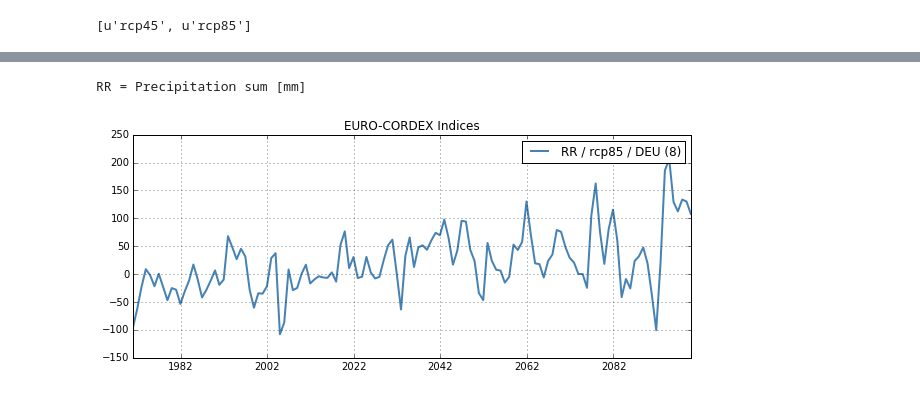
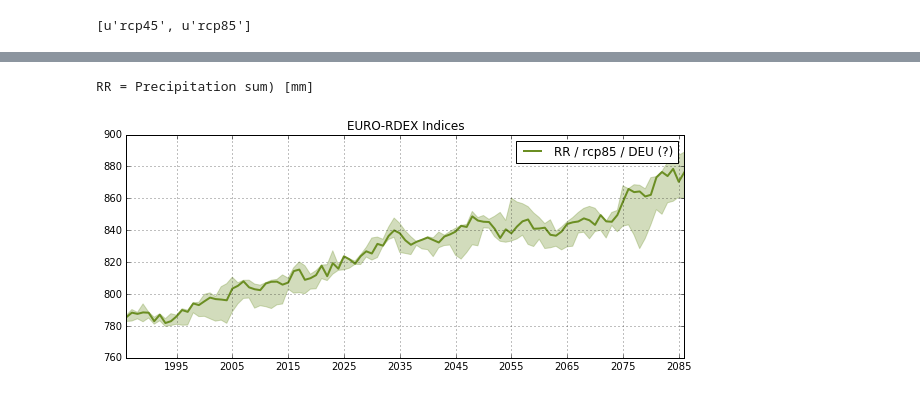
Before and after one commit to PBrockmann/EURO-CORDEX_IPython_notebooks, a Jupyter notebook: Plot_Mean_Indices_matplotlib.ipynb, the cells around one changed output, grey strips where cells are left out. Cells and saved outputs as stored; diff of their text form; code cells hidden in the pictures.

```diff
--- a/Plot_Mean_Indices_matplotlib.ipynb
+++ b/Plot_Mean_Indices_matplotlib.ipynb
@@ -5,7 +7,6 @@ Patrick BROCKMANN - LSCE (Climate and Environment Sciences Laboratory)<br>
 # %%
-#http://webportals.ipsl.jussieu.fr/thredds/catalog/EUROCORDEX/output/output_WPS/ensemble/catalog.html
-
-url = "http://webportals.ipsl.jussieu.fr/thredds/catalog/EUROCORDEX/output/output_WPS/ensemble"
+#http://webportals.ipsl.jussieu.fr/thredds/catalog/EUROCORDEX/cordex_viewer/catalog.html
+url = "http://webportals.ipsl.jussieu.fr/thredds/catalog/EUROCORDEX/cordex_viewer/ensemble_statistic"
 # %%
 # Read the URL that display the XML catalog of indices
 import urllib2
@@ -32,6 +52,6 @@ print indices
 # %%
 # Read the URL that display the XML catalog of experiments
-xmlCatalogEnsemble = url + "/" + indices[0] + "/catalog.xml"
+xmlCatalogEnsemble = url + "/" + indices[0] + "/" + frequencies[0] + "/catalog.xml"
 
 file = urllib2.urlopen(xmlCatalogEnsemble)
 data = file.read()
@@ -50,7 +70,7 @@ print experiments
 [u'rcp45', u'rcp85']
 # %%
 # Read the URL that display the XML catalog of countries
-xmlCatalogEnsemble = url + "/" + indices[0] + "/" + experiments[0] + "/catalog.xml"
+xmlCatalogEnsemble = url + "/" + indices[0] + "/" + frequencies[0] + "/" + experiments[0] + "/catalog.xml"
 
 file = urllib2.urlopen(xmlCatalogEnsemble)
 data = file.read()
@@ -97,7 +117,7 @@ from netCDF4 import num2date, date2num, date2index
 
 fig1, ax1 = plt.subplots(figsize=(10,4))
 
-def plot(subplot, indice, experiment, country, percentile=True, title=None, legend=None, color=None, verbose=False):
+def plot(subplot, indice, frequency, experiment, country, percentile=True, title=None, legend=None, color=None, verbose=False):
 
     #print indice, experiment, country
 
@@ -106,54 +126,62 @@ def plot(subplot, indice, experiment, country, percentile=True, title=None, lege
 
     plotMean = True
     try:
-        file = url.replace("catalog", "dodsC") + "/" + indice + "/" + experiment + "/" + country + "/median_1971-2100_yr.nc"
+        file = url.replace("catalog", "dodsC") + "/" + indice + "/" + frequency \
+                                    + "/" + experiment + "/" + country + "/median.nc"
         f = netCDF4.Dataset(file)
         try:
             NumberEnsembles = f.NumberEnsembles
         except:
             NumberEnsembles = "?"
         try:
             if verbose:
                 print "%s = %s [%s]" %(indice, f.variables[indice].long_name, f.variables[indice].units)
         except:
             pass
         varMean = f.variables[indice][:,0,0]
         times = f.variables["time"]
         dates = num2date(times[:], times.units, calendar="standard")
         f.close()
     except:
         plotMean = False
         print "Not available: " + file
         return
 
-    try:
-        file = url.replace("catalog", "dodsC") + "/" + indice + "/" + experiment + "/" + country + "/pctl33_1971-2100_yr.nc"
-        f = netCDF4.Dataset(file)
-        varPctl33 = f.variables[indice][:,0,0]
-        f.close()
-        file = url.replace("catalog", "dodsC") + "/" + indice + "/" + experiment + "/" + country + "/pctl66_1971-2100_yr.nc"
-        f = netCDF4.Dataset(file)
-        varPctl66 = f.variables[indice][:,0,0]
-        f.close()
-    except:
-        percentile = False
-        print "Percentile files not available"
+    if percentile:
+        percentile_01 = percentile.split(',')[0].replace(' ','')
+        percentile_02 = percentile.split(',')[1].replace(' ','')
+        try:
+            file = url.replace("catalog", "dodsC") + "/" + indice + "/" + frequency \
+                                        + "/" + experiment + "/" + country + "/per" + percentile_01 + ".nc"
+            f = netCDF4.Dataset(file)
+            varPctl_01 = f.variables[indice][:,0,0]
+            f.close()
+
+            file = url.replace("catalog", "dodsC") + "/" + indice + "/" + frequency \
+                                        + "/" + experiment + "/" + country + "/per" + percentile_02 + ".nc"
+            f = netCDF4.Dataset(file)
+            varPctl_02 = f.variables[indice][:,0,0]
+            f.close()
+
+        except:
+            percentile = False
+            print "Percentile files not available"
 
     subplot.grid(True)
 
     if legend == None:
         legend = "%s / %s / %s (%s)" %(indice, experiment, country, NumberEnsembles)
     if title:
         plt.title(title)
 
     if percentile:
-        subplot.fill_between(dates, varPctl33, varPctl66, facecolor=color, edgecolor=color, alpha=0.3)
+        subplot.fill_between(dates, varPctl_01, varPctl_02, facecolor=color, edgecolor=color, alpha=0.3)
     if plotMean:
         subplot.plot(dates, varMean, color=color, lw=2, label=legend)
     subplot.legend()
 
-plot(ax1, "RR", "rcp85", "DEU", title="EURO-CORDEX Indices", percentile=False, verbose=True)
+plot(ax1, "RR", "yr", "rcp85", "DEU", title="EURO-RDEX Indices", percentile="33,66", verbose=True)
 # %% [output]
-RR = Precipitation sum [mm]
+RR = Precipitation sum) [mm]
-[figure, old version]
+[figure, new version]
 # %%
```
Also changed, not shown: parts of 6 cells of this notebook, 5 other files.
